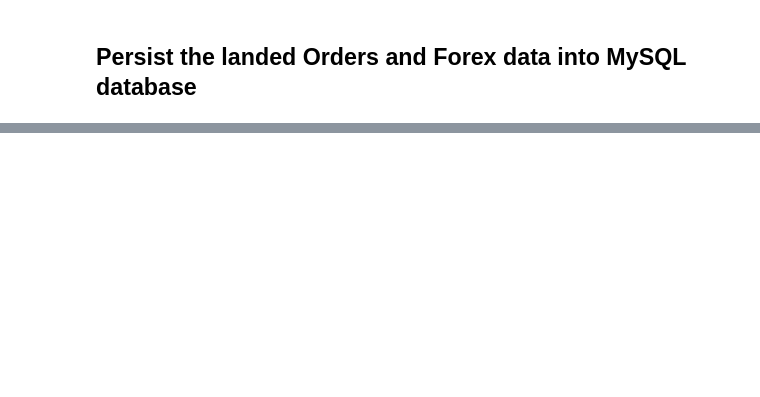
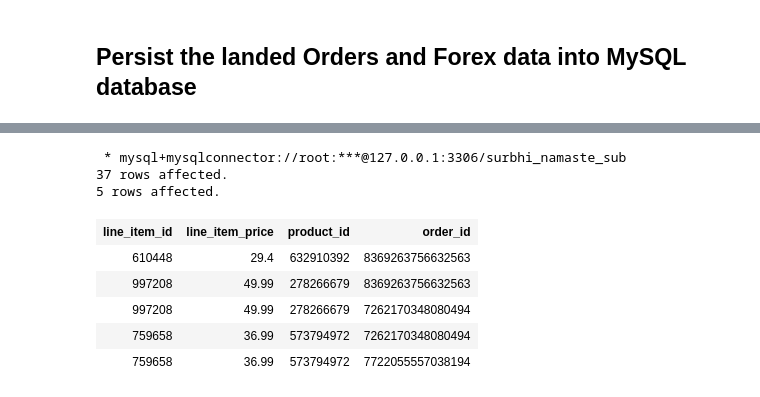
Before and after one commit to surbhigupt/Namaste-Tech, a Jupyter notebook: Namaste Tech.ipynb, the cells around one changed output, grey strips where cells are left out. Saved outputs shown, nothing was run; the diff lists cells and outputs as text; code cells hidden in the pictures; blank space fills up the shorter version.

```diff
--- a/Namaste Tech.ipynb
+++ b/Namaste Tech.ipynb
@@ -184,0 +347,27 @@ select * from orders_table;
+# %%
+%%sql
+
+## inserting all line items information into line_items_table of the data model
+INSERT INTO
+    namaste_data_model.line_items_table (line_item_id ,line_item_price ,product_id, order_id)
+SELECT
+    line_items_id,
+    line_items_price,
+    line_items_product_id,
+    order_id
+FROM
+    surbhi_namaste_sub.orders_table;
+
+SELECT *
+FROM namaste_data_model.line_items_table
+LIMIT 5;
+# %% [output]
+ * mysql+mysqlconnector://root:***@127.0.0.1:3306/surbhi_namaste_sub
+37 rows affected.
+5 rows affected.
+| line_item_id | line_item_price | product_id | order_id |
+| 610448 | 29.4 | 632910392 | 8369263756632563 |
+| 997208 | 49.99 | 278266679 | 8369263756632563 |
+| 997208 | 49.99 | 278266679 | 7262170348080494 |
+| 759658 | 36.99 | 573794972 | 7262170348080494 |
+| 759658 | 36.99 | 573794972 | 7722055557038194 |
```
Also changed, not shown: parts of 10 cells of this notebook.
